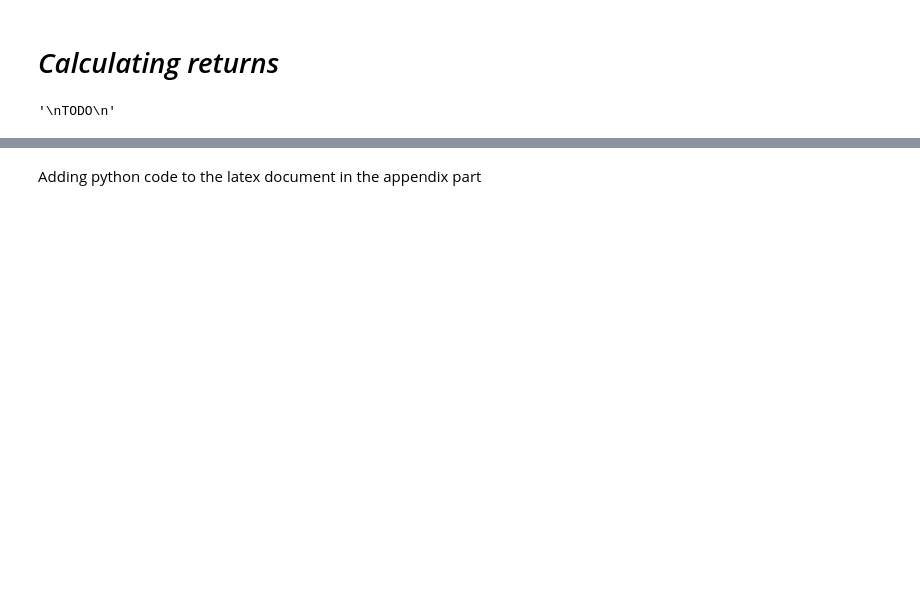
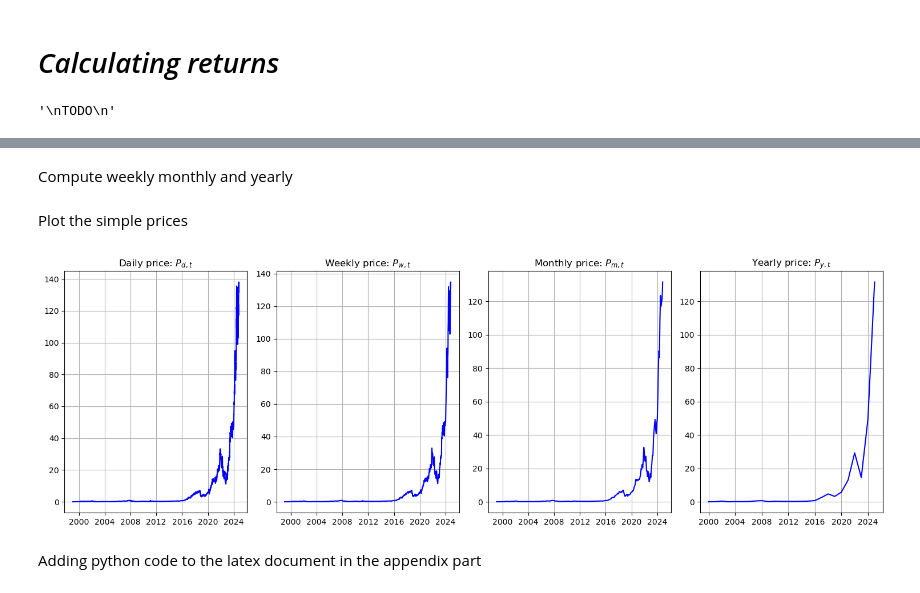
Before and after one commit to cgav1n1/Econometrics_Stylized_Facts, a Jupyter notebook: MidTermAssignment.ipynb, the cells around one changed output, grey strips where cells are left out. Cells and saved outputs as stored; diff of their text form; code cells hidden in the pictures; blank space fills up the shorter version.

Commit message:
Plot the Nvidia Price/time curve for daily weekly monthly yearly

```diff
--- a/MidTermAssignment.ipynb
+++ b/MidTermAssignment.ipynb
@@ -143,3 +172,49 @@ TODO
+# %% [markdown]
+Compute weekly monthly and yearly
+# %%
+pt_w_all = pt_d_all.resample('W').last()
+pt_m_all = pt_d_all.resample('M').last()
+pt_y_all = pt_d_all.resample('Y').last()
+# and rename them:
+pt_w_all = pt_w_all.rename('pt.w.all')
+pt_m_all = pt_m_all.rename('pt.m.all')
+pt_y_all = pt_y_all.rename('pt.y.all')
+
+#idem for simply prices
+Pt_w_all = Pt_d_all.resample('W').last()
+Pt_m_all = Pt_d_all.resample('M').last()
+Pt_y_all = Pt_d_all.resample('Y').last()
+# and rename them:
+Pt_w_all = Pt_w_all.rename('Pt_w_all')
+Pt_m_all = Pt_m_all.rename('Pt_m_all')
+Pt_y_all = Pt_y_all.rename('Pt_y_all')
+# %% [markdown]
+Plot the simple prices
+# %%
+# set the 1x3 windows layout
+fig, axs = plt.subplots(1, 4, figsize=(15, 5))
+# Daily Price
+axs[0].plot(Pt_d_all.index, Pt_d_all, color='blue')
+axs[0].set_title('Daily price: $P_{d,t}$')
+axs[0].grid(True)
+# Daily log price
+axs[1].plot(Pt_w_all.index, Pt_w_all, color='blue')
+axs[1].set_title('Weekly price: $P_{w,t}$')
+axs[1].grid(True)
+# Daily log-returns
+axs[2].plot(Pt_m_all.index, Pt_m_all, color='blue')
+axs[2].set_title('Monthly price: $P_{m,t}$')
+axs[2].grid(True)
+
+axs[3].plot(Pt_y_all.index, Pt_y_all, color='blue')
+axs[3].set_title('Yearly price: $P_{y,t}$')
+axs[3].grid(True)
+
+# Manage margings and plot
+plt.tight_layout()
+plt.show()
+# %% [output]
+[figure, added]
 # %% [markdown]
 Adding python code to the latex document in the appendix part
 # %%
```
Also changed, not shown: parts of 4 cells of this notebook, 5 other files.
